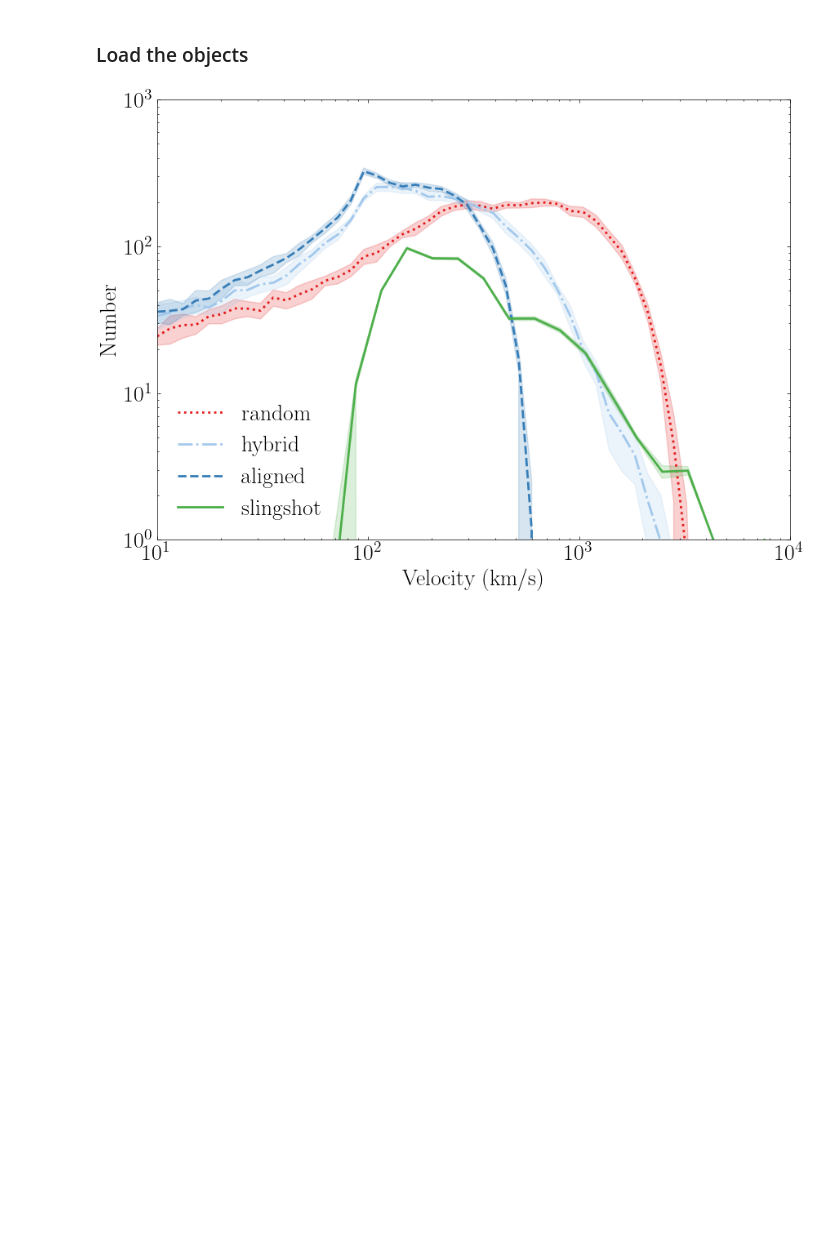
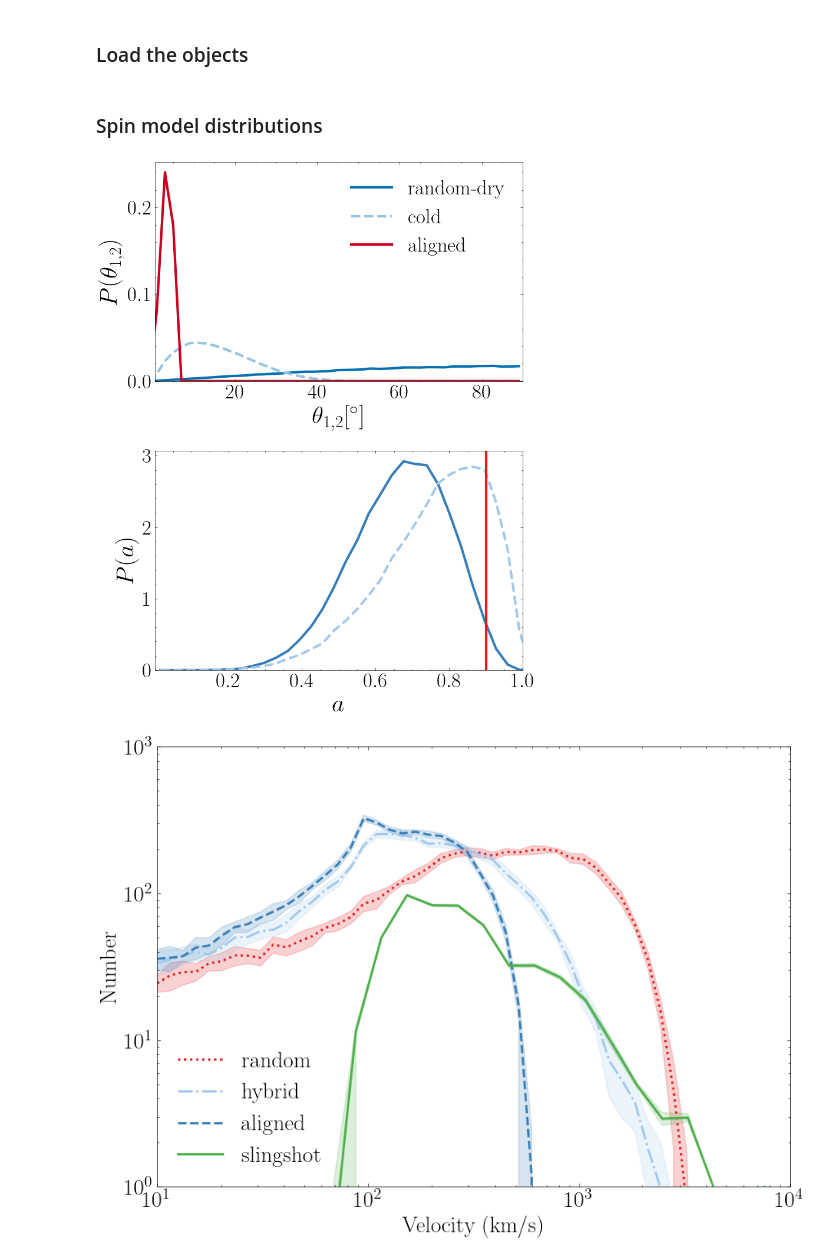
Before and after one commit to pranav-satheesh/Triple-MBH-Illustris, a Jupyter notebook: notebooks/kick_rates_and_ejections.ipynb, the cells around one changed output. Drawn from its saved outputs; the diff is of its cells as text; code cells hidden in the pictures; blank space fills up the shorter version.

Commit message:
spin model figure modified

```diff
--- a/notebooks/kick_rates_and_ejections.ipynb
+++ b/notebooks/kick_rates_and_ejections.ipynb
@@ -25,3 +29,22 @@ import count_ejections as ejects
+# %%
+import scienceplots
+plt.style.use('science')
+# %%
+def set_plot_style(linewidth=3, titlesize=20,labelsize=25,ticksize=20,legendsize=20,bold=True):
+        """Set matplotlib rcParams for consistent plot style."""
+        font_weight = 'bold' if bold else 'normal'
+
+        plt.rcParams.update({
+            'lines.linewidth': linewidth,
+            'axes.labelsize': labelsize,
+            'axes.titlesize': titlesize,
+            'xtick.labelsize': ticksize,
+            'ytick.labelsize': ticksize,
+            'legend.fontsize': legendsize,
+            'axes.titleweight': font_weight,
+            'axes.labelweight': font_weight,
+            'font.weight': font_weight,
+        })
 # %% [markdown]
 ### Load the objects
 # %%
@@ -44,6 +67,14 @@ with open(strong_tr_filename, 'rb') as f:
 
 with open(stalled_tr_filename, 'rb') as f:
     stalled_objs = pickle.load(f)
+# %% [markdown]
+### Spin model distributions
+# %%
+set_plot_style(linewidth=3,labelsize=30,legendsize=25,ticksize=25)
+
+fig,axes = kickplots.plot_spin_dist()
+# %% [output]
+[figure, added]
 # %%
 velocity_bins_rand = np.logspace(1,4,50)
 velocity_bins_sling = np.logspace(1.7,4,20)
```
Also changed, not shown: parts of 2 cells of this notebook, 5 other files.
